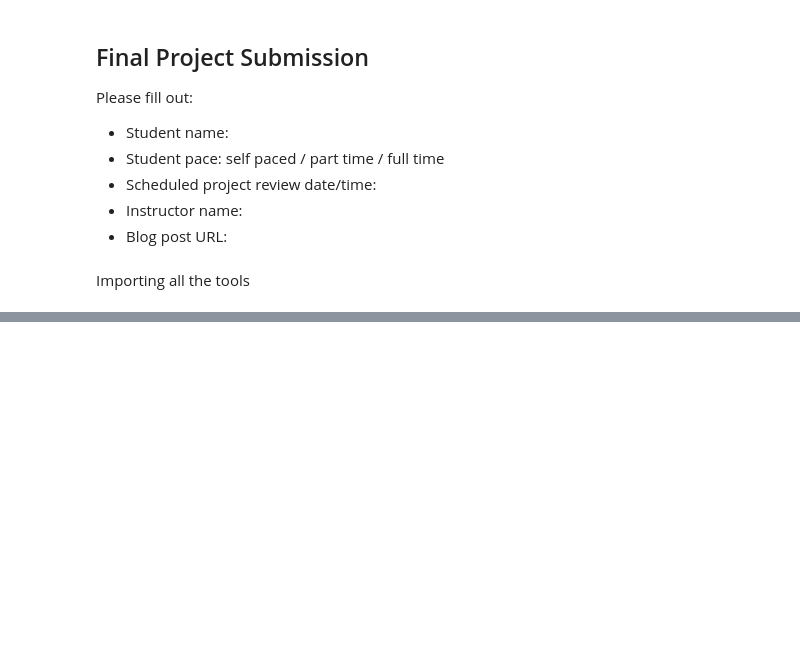
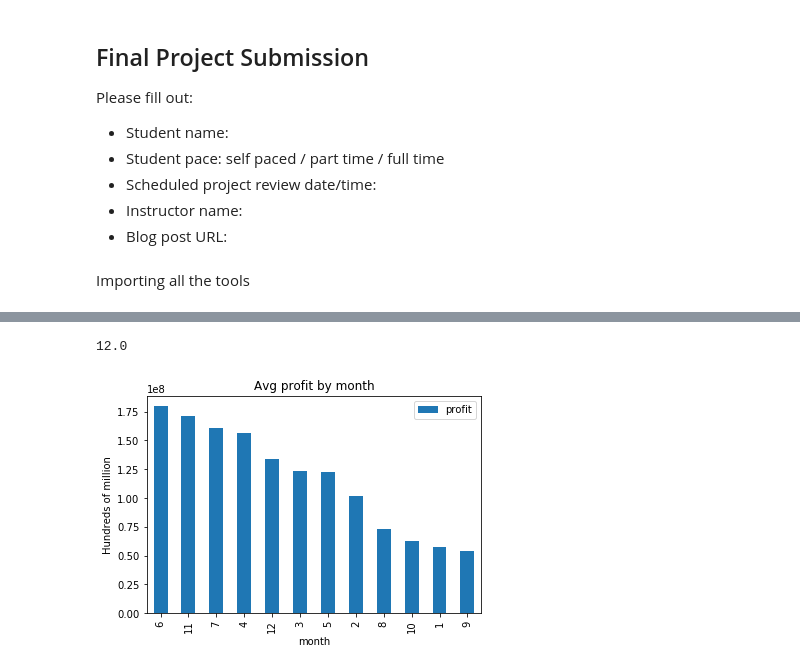
Before and after one commit to murra181/dsc-phase-1-project-online, a Jupyter notebook: student.ipynb, the cells around one changed output, grey strips where cells are left out. Saved outputs shown, nothing was run; the diff lists cells and outputs as text; code cells hidden in the pictures; blank space fills up the shorter version.

```diff
--- a/student.ipynb
+++ b/student.ipynb
@@ -174,0 +95,22 @@ gross_income_df[gross_income_df['title'].str.contains('Avengers')]
+# %%
+for y in range(0,7):
+    movie_and_budget_last_5years['genre_'+str(y)] = pd.to_numeric(movie_and_budget_last_5years['genre_'+str(y)], errors='coerce')
+# %%
+movie_and_budget_last_5years['genre_0'][3]
+# %% [output]
+12.0
+# %%
+for y in range(0,7):
+    movie_and_budget_last_5years['genre_'+str(y)] = movie_and_budget_last_5years['genre_'+str(y)].map(genre_dict_2)
+# %%
+movie_and_budget_last_5years = movie_and_budget_last_5years.drop(columns=['genre_0', 'genre_1','genre_2','genre_3','genre_4','genre_5','genre_6'])
+# %%
+avg_profit = movie_and_budget_last_5years.groupby(['month']).mean().sort_values(by=['profit'], ascending=False)
+median_profit = movie_and_budget_last_5years.groupby(['month']).median().sort_values(by=['profit'], ascending=False)
+std_profit = movie_and_budget_last_5years.groupby(['month']).std().sort_values(by=['profit'], ascending=False)
+# %%
+avg_profit[['profit']].plot(kind='bar')
+plt.title('Avg profit by month')
+plt.ylabel('Hundreds of million');
+# %% [output]
+[figure, added]
```
Also changed, not shown: parts of 75 cells of this notebook.
